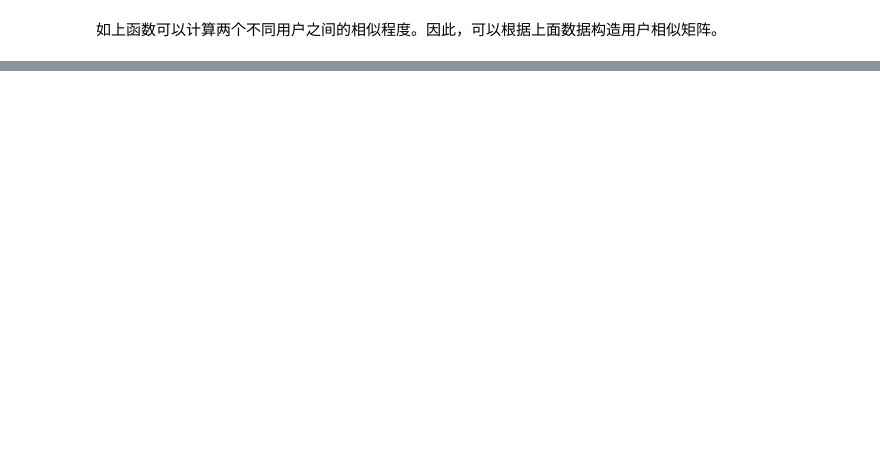
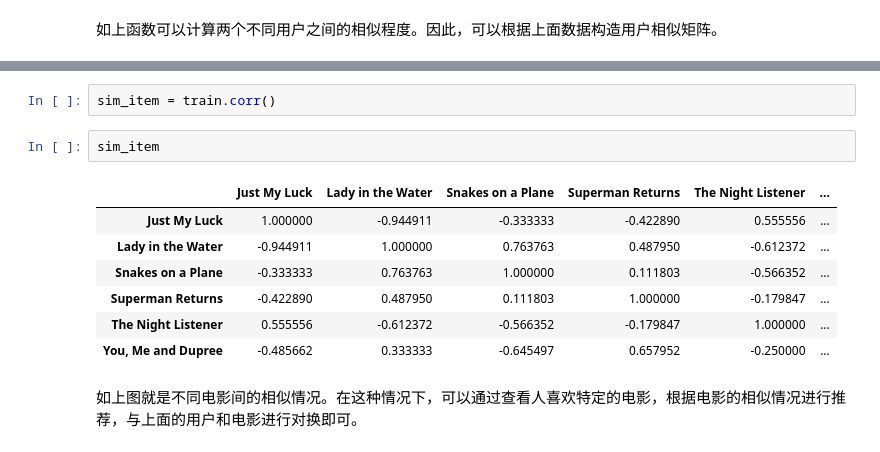
Before and after one commit to yunshuipiao/sw-kaggle, a Jupyter notebook: recommend-system/01.ipynb, the cells around one changed output, grey strips where cells are left out. Drawn from its saved outputs; the diff is of its cells as text; blank space fills up the shorter version.

```diff
--- a/recommend-system/01.ipynb
+++ b/recommend-system/01.ipynb
@@ -105,0 +165,14 @@ persion_sim()
+# %%
+sim_item = train.corr()
+# %%
+sim_item
+# %% [output]
+|  | Just My Luck | Lady in the Water | Snakes on a Plane | Superman Returns | The Night Listener | ... |
+| Just My Luck | 1.000000 | -0.944911 | -0.333333 | -0.422890 | 0.555556 | ... |
+| Lady in the Water | -0.944911 | 1.000000 | 0.763763 | 0.487950 | -0.612372 | ... |
+| Snakes on a Plane | -0.333333 | 0.763763 | 1.000000 | 0.111803 | -0.566352 | ... |
+| Superman Returns | -0.422890 | 0.487950 | 0.111803 | 1.000000 | -0.179847 | ... |
+| The Night Listener | 0.555556 | -0.612372 | -0.566352 | -0.179847 | 1.000000 | ... |
+| You, Me and Dupree | -0.485662 | 0.333333 | -0.645497 | 0.657952 | -0.250000 | ... |
+# %% [markdown]
+如上图就是不同电影间的相似情况。在这种情况下，可以通过查看人喜欢特定的电影，根据电影的相似情况进行推荐，与上面的用户和电影进行对换即可。
```
Also changed, not shown: parts of 16 cells of this notebook, 1 other file.
